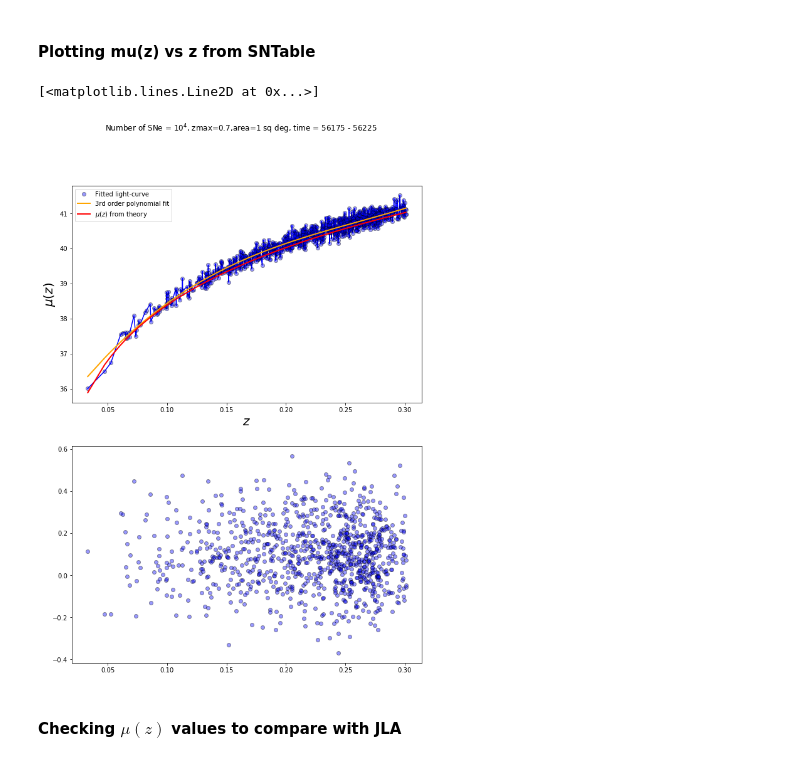
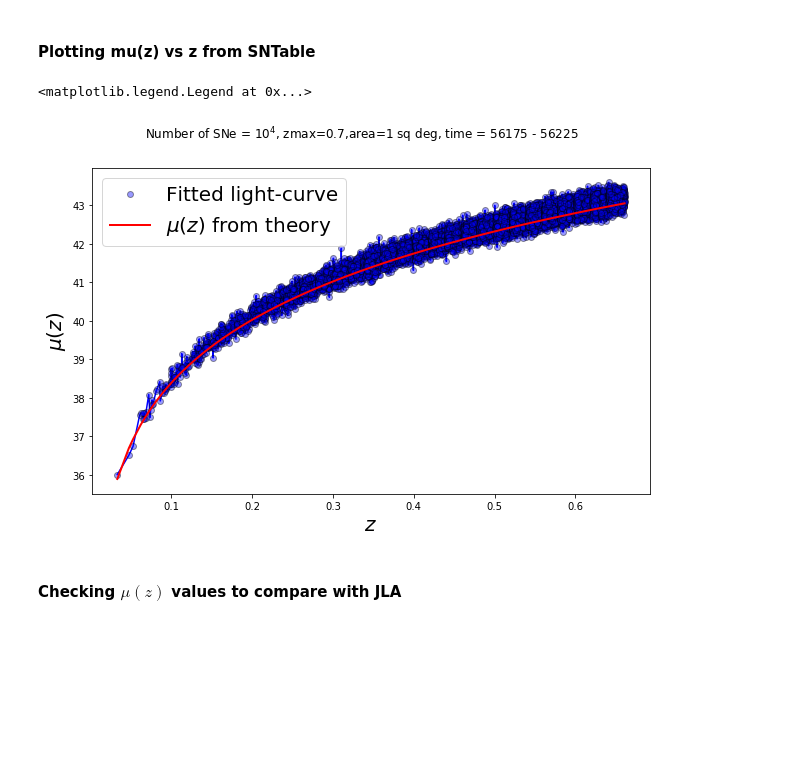
Before and after one commit to Andromedanita/vpec_sn_hack, a Jupyter notebook: Notebooks/sn_cosmo_renee_SNTable_SNe.ipynb, the cells around one changed output. Saved outputs shown, nothing was run; the diff lists cells and outputs as text; code cells hidden in the pictures; blank space fills up the shorter version.

```diff
--- a/Notebooks/sn_cosmo_renee_SNTable_SNe.ipynb
+++ b/Notebooks/sn_cosmo_renee_SNTable_SNe.ipynb
@@ -25,7 +25,7 @@ vvv.columns
 # %% [output]
 Index(['galaxy_id c mB t0 x0 x1 z random_Hosting rand_host zbin "Unnamed: 0" diskMassStellar morphology/diskHalfLightRadiusArcsec morphology/diskMinorAxisArcsec morphology/positionAngle morphology/sph ...
 # %%
-length = 1000 #len(data)
+length = 10000 #len(data)
 zvals  = np.zeros(length)
 x0vals = np.zeros(length)
 x1vals = np.zeros(length)
@@ -195,33 +195,33 @@ p = np.poly1d(z)
 # %% [markdown]
 #### Plotting mu(z) vs z from SNTable
 # %%
-plt.figure(4, figsize=(10,14))
+plt.figure(4, figsize=(10,6))
 
 
-plt.subplot(211)
+#plt.subplot(211)
 # SNTable points fitted
 plt.plot(np.sort(zs), vals[Z], "b", label="")
 plt.plot(zs, vals, "bo", alpha=0.4, markeredgecolor="black", label="Fitted light-curve")
 
 plt.xlabel("$z$", fontsize=20)
 plt.ylabel("$\mu(z)$", fontsize=20)
 plt.suptitle("Number of SNe = $10^4$, zmax=0.7,area=1 sq deg, time = 56175 - 56225")
 
 # polynomial fit curve
-plt.plot(np.sort(zs), p(np.sort(zs)), color="orange", lw=2, label="3rd order polynomial fit")
+#plt.plot(np.sort(zs), p(np.sort(zs)), color="orange", lw=2, label="3rd order polynomial fit")
 
 # theory curve
 mu_kosowsky_vec = np.vectorize(mu_kosowsky)
 plt.plot(np.sort(zs), mu_kosowsky_vec(np.sort(zs)), color="red", lw=2, label="$\mu(z)$ from theory")
-plt.legend(loc='best')
+plt.legend(loc='best', prop={'size': 20})
 
 #plt.savefig("mu_z_sne_params_SNTable.png", dpi=800)
 
-plt.subplot(212)
-plt.plot(np.sort(zs), vals[Z] -  mu_kosowsky_vec(np.sort(zs)), "bo", markeredgecolor="black", alpha=0.4)
+#plt.subplot(212)
+#plt.plot(np.sort(zs), vals[Z] -  mu_kosowsky_vec(np.sort(zs)), "bo", markeredgecolor="black", alpha=0.4)
 # %% [output]
-[<matplotlib.lines.Line2D at 0x...>]
+<matplotlib.legend.Legend at 0x...>
-[figure, old version]
+[figure, new version]
 # %% [markdown]
 #### Checking $\mu(z)$ values to compare with JLA
 # %%
```
Also changed, not shown: parts of 19 cells of this notebook.
